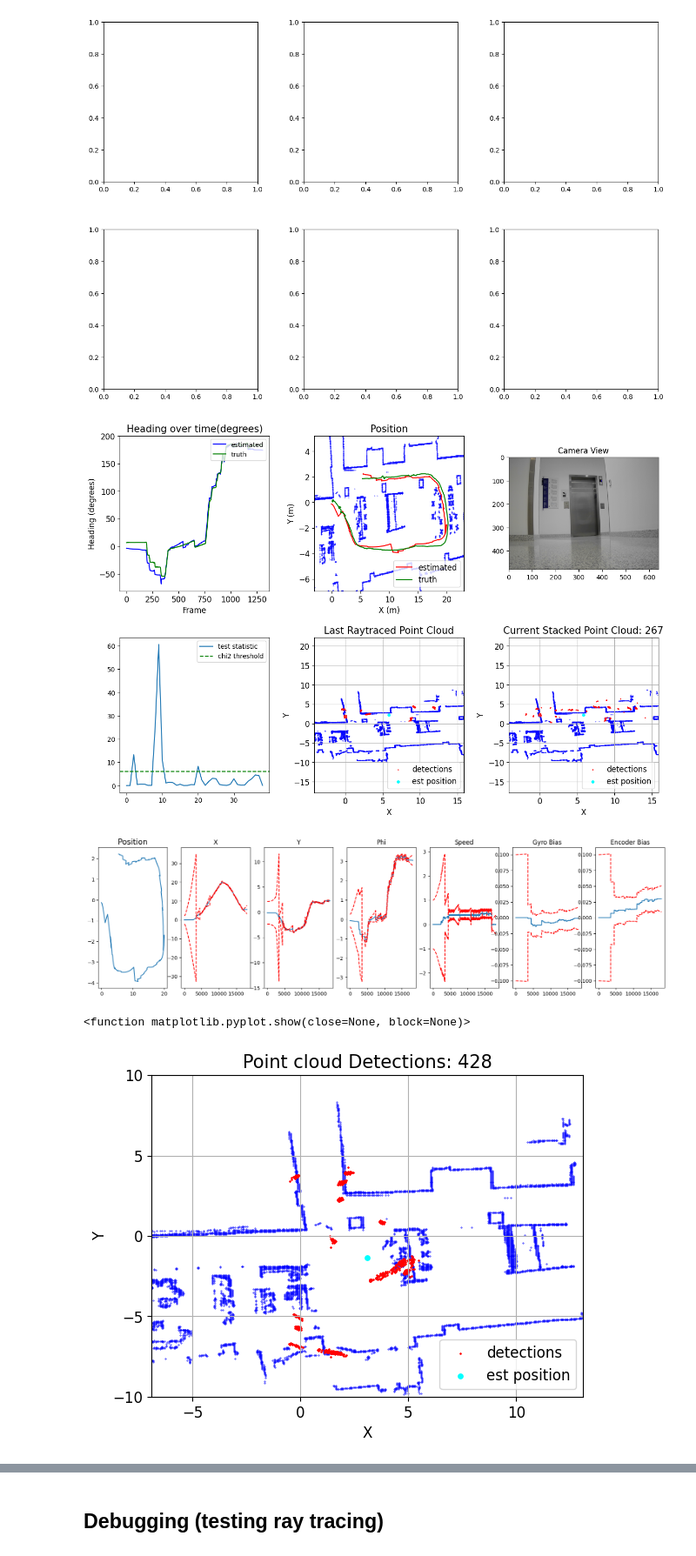
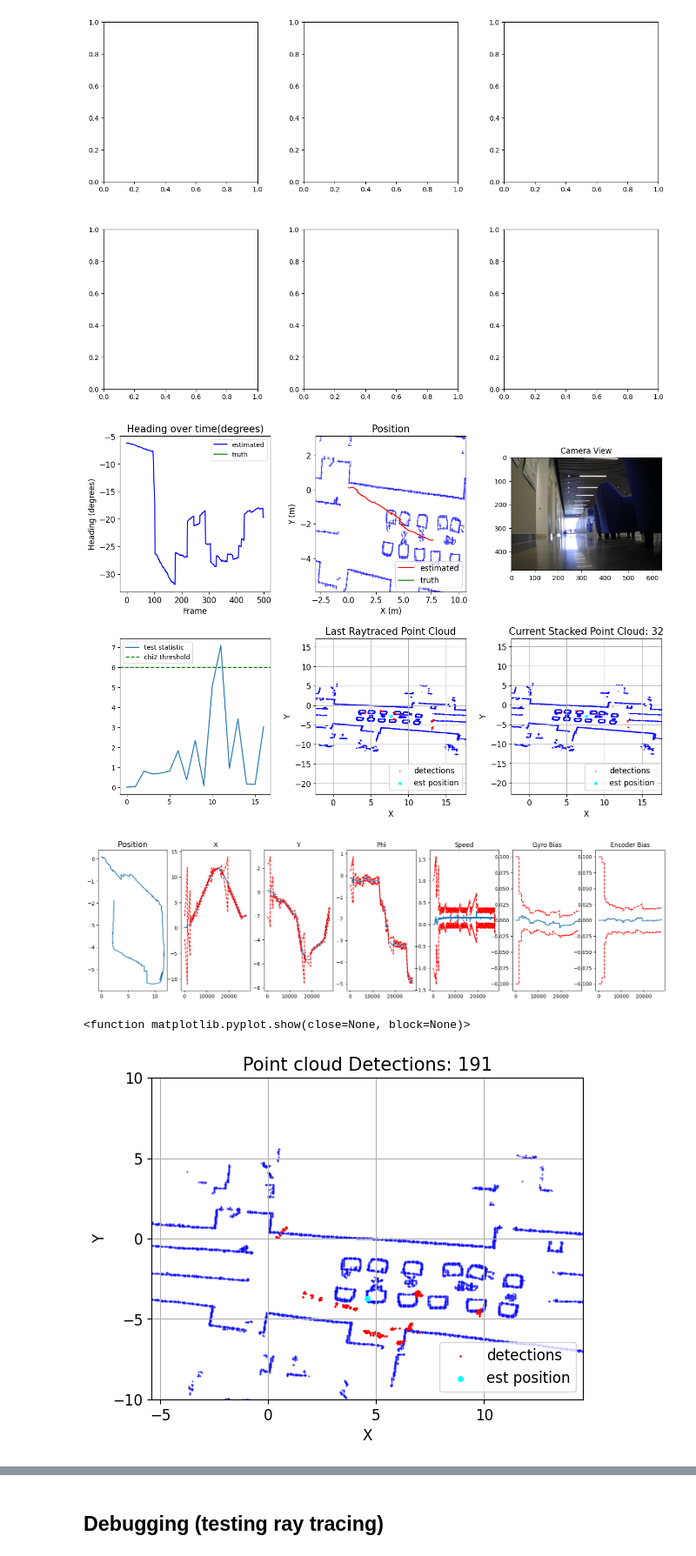
Before and after one commit to davidmhunt/odometry, a Jupyter notebook: notebooks/eval_combined_pc_kalman.ipynb, the cells around one changed output, grey strips where cells are left out. Shown at 87% size. Cells and saved outputs as stored; diff of their text form; code cells hidden in the pictures.

```diff
--- a/notebooks/eval_combined_pc_kalman.ipynb
+++ b/notebooks/eval_combined_pc_kalman.ipynb
@@ -16,7 +16,7 @@ from odometry.plotting.movies import MovieGenerator
 #initial experiments: "/data/radnav/rad_nav_rotate_experiments/wilk_origin_forward/"
 
 dataset = radnavDS(
-    dataset_path="/data/radnav/rad_nav_filter_experiments/WILK_BASEMENT_2_WALK/",
+    dataset_path="/data/radnav/rad_nav_filter_experiments/WILK_SPEED_2/",
     radar_folder="radar_combined",
     lidar_folder="lidar",
     camera_folder="camera",
@@ -27,6 +27,6 @@ dataset = radnavDS(
 
 map_handler = MapHandler(
     maps_folder="/data/radnav/maps",
-    map_file="wilk_basement.yaml"
+    map_file="wilkinson.yaml"
 )
 # %% [output]
@@ -40,8 +40,8 @@ loaded map from /data/radnav/maps/wilk_basement.yaml
 # %%
 #initialize the localizers
 radar_odometry = icp2DLocalization(
-    icp_matching_distance_threshold=0.3,#originally 0.5
-    icp_best_points_percentile=70,
+    icp_matching_distance_threshold=0.5,#originally 0.5
+    icp_best_points_percentile=80,
     icp_convergence_translation_threshold=1e-3,
     icp_convergence_rotation_threshold=1e-4,
     icp_point_pairs_threshold=7, #originally 5
@@ -107,10 +108,10 @@ found temp dir: /home/david/Downloads/odometry_temp
 clearing temp directory /home/david/Downloads/odometry_temp
 [figure]
 # %%
-end_idx = dataset.num_frames
+end_idx = 500#dataset.num_frames
 test_bench.run(
     max_frame=end_idx,
-    gt_enabled=True,
+    gt_enabled=False,
     movie_generator=None) #=movie_generator)
 # %%
 movie_generator.save_movie(video_file_name="wilk_basement_3.mp4",fps=20)
@@ -120,7 +121,7 @@ test_bench.plot_compilation(
     show=True
 )
 # %% [output]
-[figure, old version]
+[figure, new version]
 # %%
 #plot kalman state history
 kalman_plotter = PlotterKalman()
@@ -131,25 +132,25 @@ kalman_plotter.plot_kalman_result_history(
     idx=-1
 )
 # %% [output]
-[figure, old version]
+[figure, new version]
 # %%
 #plotting the saved ray traced point clouds
 # plot the lidar point cloud
-idx = 1
+idx = 44
 fig,ax = plt.subplots()
 test_bench.plotter_localization.marker_size=0.5
 test_bench.plotter_localization.plot_detections_on_map(
     current_points=test_bench.history_pc_stacker_point_clouds[idx],
     heading_rad=test_bench.history_pc_stacker_heading_rad[idx],
     pose_m=test_bench.history_pc_stacker_position_m[idx],
     ax=ax,
     show=False
 )
 ax.set_ylim(-10,10)
 plt.show
 # %% [output]
 <function matplotlib.pyplot.show(close=None, block=None)>
-[figure, old version]
+[figure, new version]
 # %%
 test_bench.analyze()
 # %% [output]
```
Also changed, not shown: parts of 12 cells of this notebook, 2 other files.
